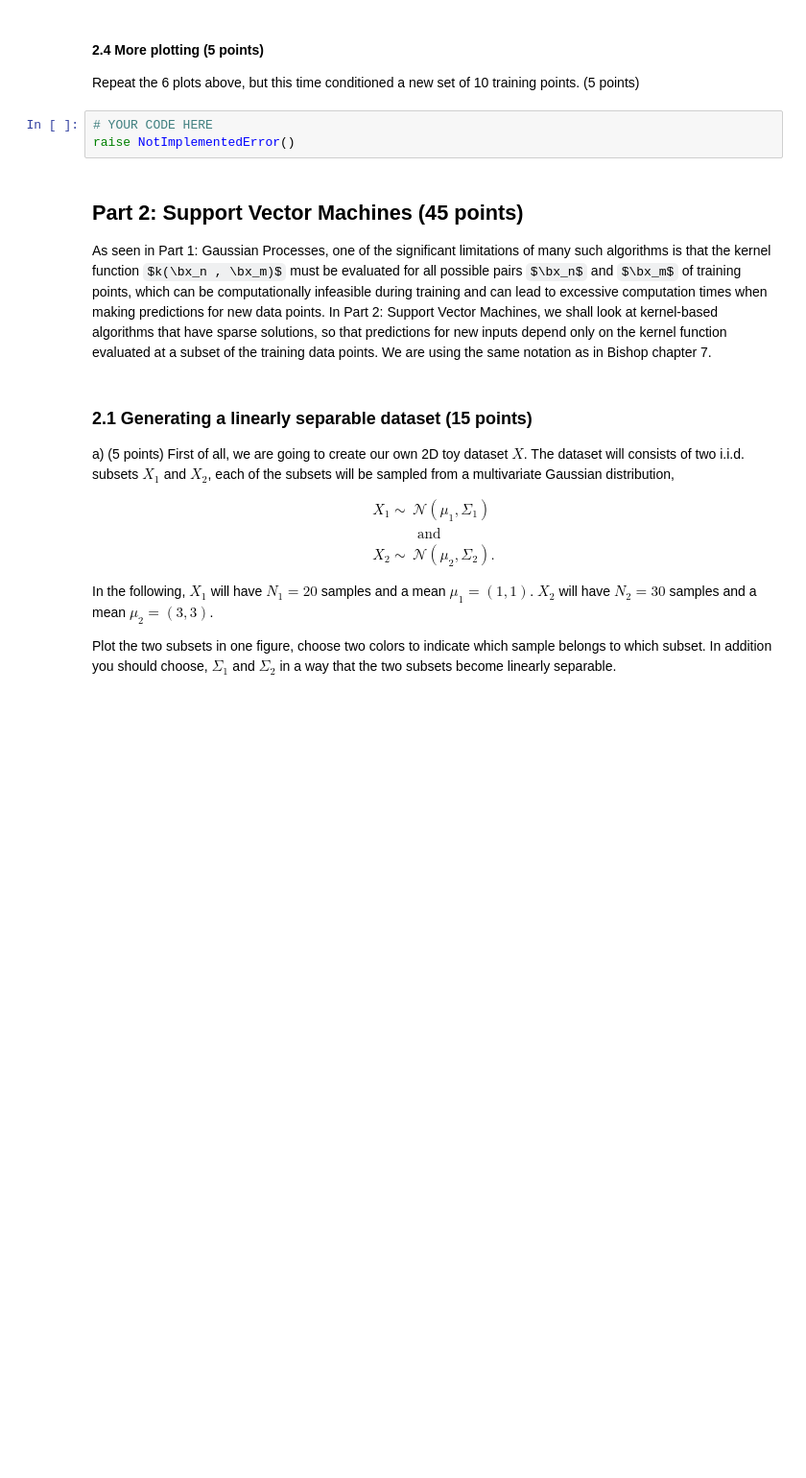
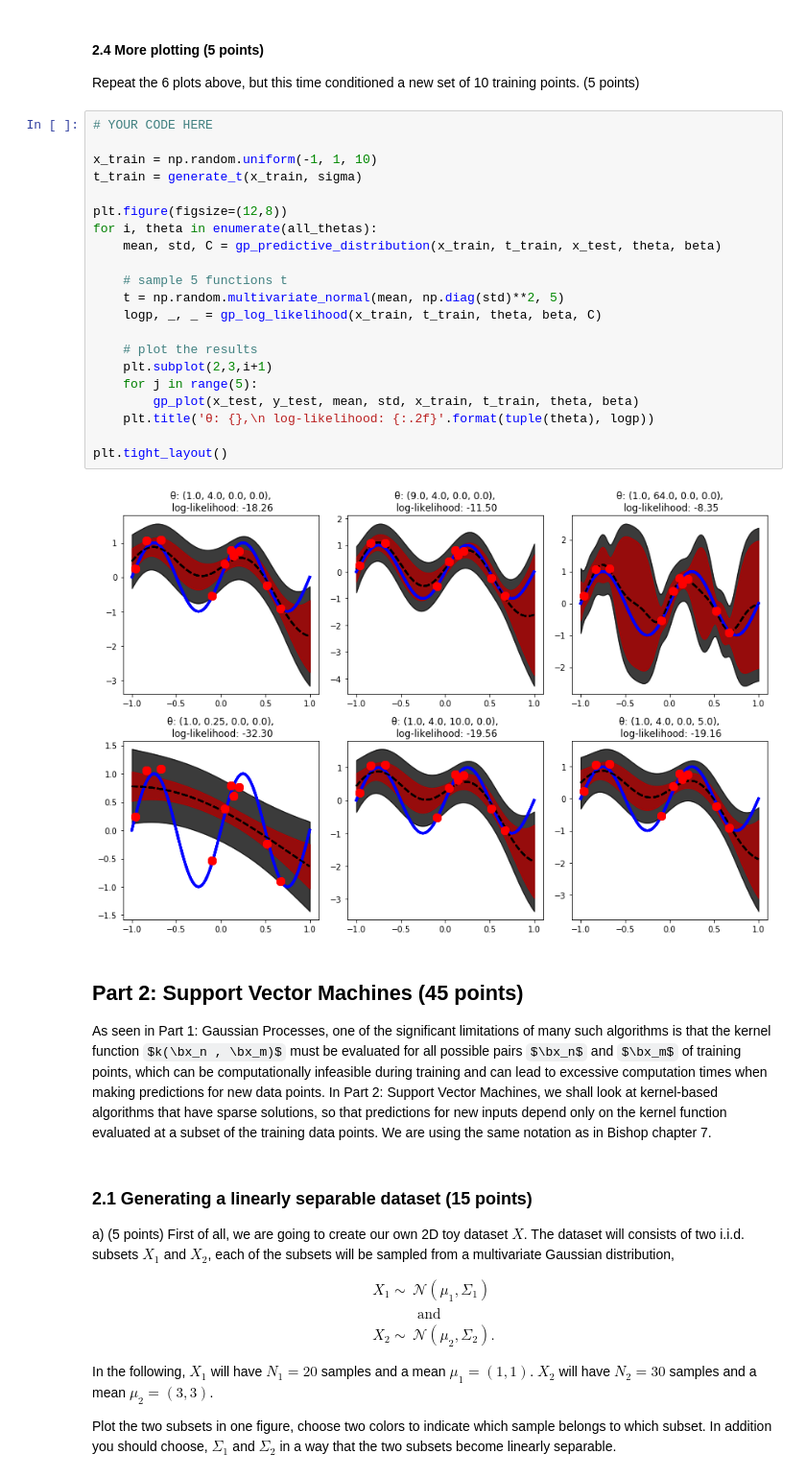
Before and after one commit to TomFrederik/ml1-2020, a Jupyter notebook: lab_3/lab3.ipynb, the cells around one changed output. Shown at 96% size. Saved outputs shown, nothing was run; the diff lists cells and outputs as text; some formulas as TeX source; blank space fills up the shorter version.

```diff
--- a/lab_3/lab3.ipynb
+++ b/lab_3/lab3.ipynb
@@ -323,9 +368,29 @@ raise NotImplementedError()
 # %% [markdown]
 #### 2.4 More plotting (5 points)
 Repeat the 6 plots above, but this time conditioned a new set of 10 training points. (5 points)
-# %%
-# YOUR CODE HERE
-raise NotImplementedError()
+# %%
+# YOUR CODE HERE
+
+x_train = np.random.uniform(-1, 1, 10)
+t_train = generate_t(x_train, sigma)
+
+plt.figure(figsize=(12,8))
+for i, theta in enumerate(all_thetas):
+    mean, std, C = gp_predictive_distribution(x_train, t_train, x_test, theta, beta)
+
+    # sample 5 functions t
+    t = np.random.multivariate_normal(mean, np.diag(std)**2, 5)
+    logp, _, _ = gp_log_likelihood(x_train, t_train, theta, beta, C)
+
+    # plot the results
+    plt.subplot(2,3,i+1)
+    for j in range(5):
+        gp_plot(x_test, y_test, mean, std, x_train, t_train, theta, beta)
+    plt.title('θ: {},\n log-likelihood: {:.2f}'.format(tuple(theta), logp))
+
+plt.tight_layout()
+# %% [output]
+[figure, added]
 # %% [markdown]
 ## Part 2: Support Vector Machines (45 points)
 As seen in Part 1: Gaussian Processes, one of the significant limitations of many such algorithms is that the kernel function $k(\bx_n , \bx_m)$ must be evaluated for all possible pairs $\bx_n$ and $\bx_m$ of training points, which can be computationally infeasible during training and can lead to excessive computation times when making predictions for new data points.
```
Also changed, not shown: parts of 12 cells of this notebook.
